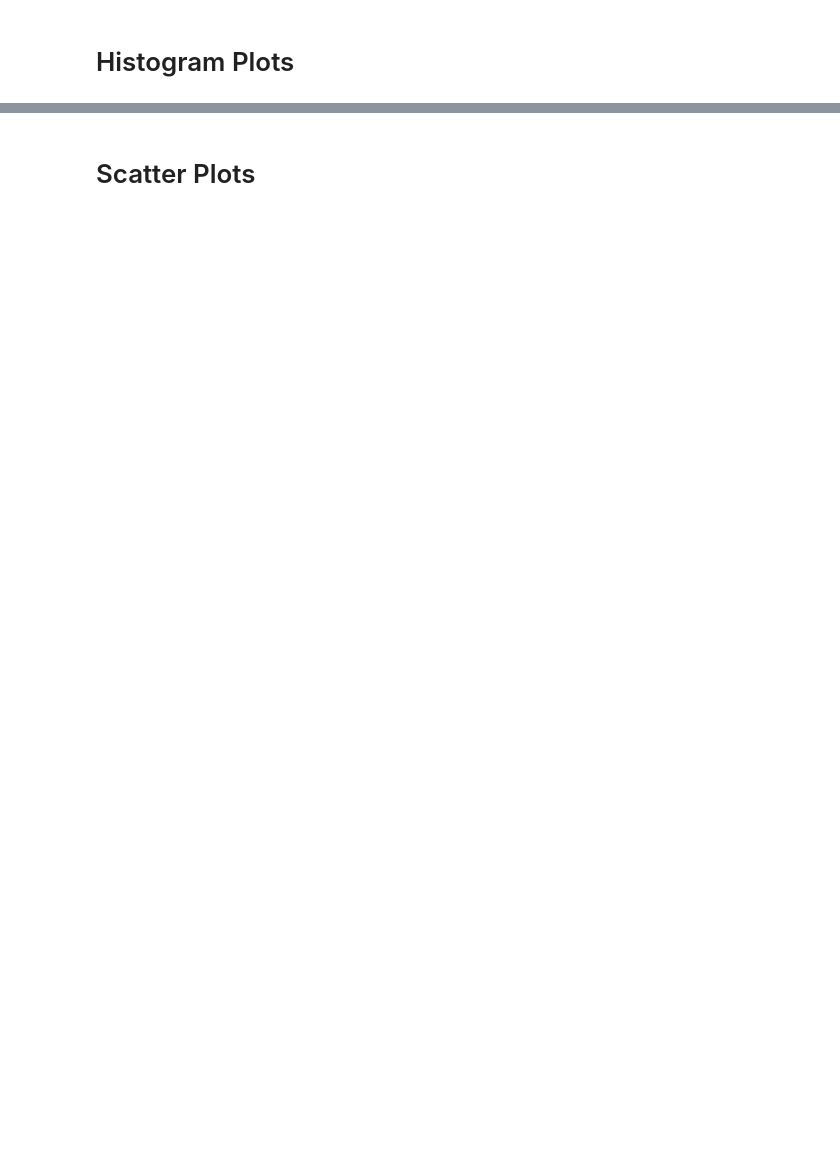
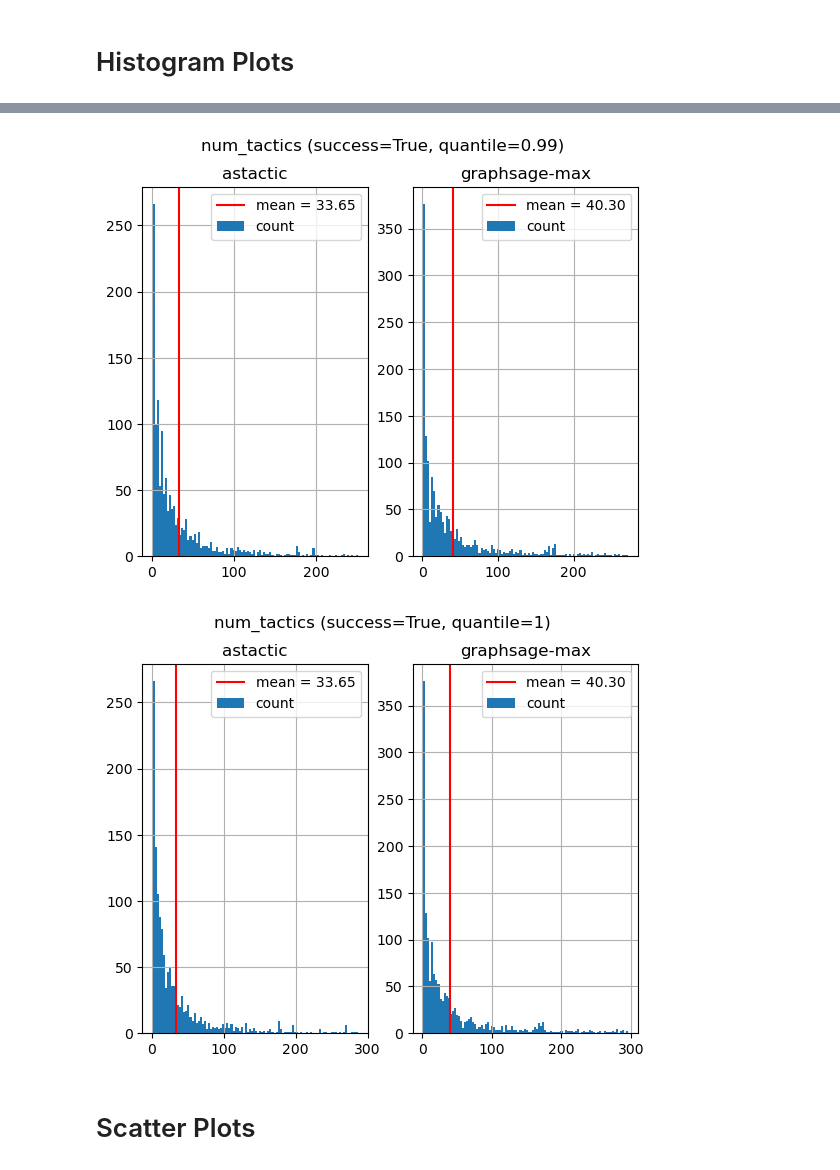
Before and after one commit to jelc53/coqgym-gnn, a Jupyter notebook: ASTactic/visualize_eval.ipynb, the cells around one changed output, grey strips where cells are left out. Saved outputs shown, nothing was run; the diff lists cells and outputs as text; code cells hidden in the pictures; blank space fills up the shorter version.

```diff
--- a/ASTactic/visualize_eval.ipynb
+++ b/ASTactic/visualize_eval.ipynb
@@ -33,3 +181,9 @@ plot_hist(df, "nodes_p100", False, 1)
+# %%
+compare_hist_plot(df_astactic, df_gsmax, "astactic", "graphsage-max", "num_tactics", True, 0.99)
+compare_hist_plot(df_astactic, df_gsmax, "astactic", "graphsage-max", "num_tactics", True, 1)
+# %% [output]
+[figure, added]
+[figure, added]
 # %% [markdown]
 # Scatter Plots
 # %%
```
Also changed, not shown: parts of 16 cells of this notebook, 2 other files.
